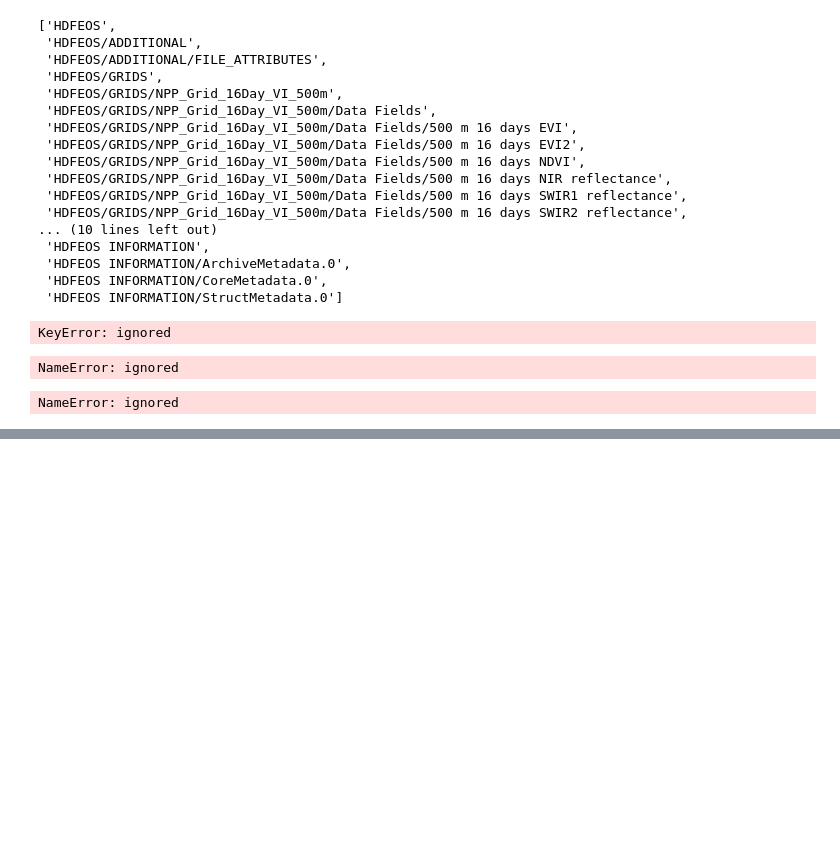
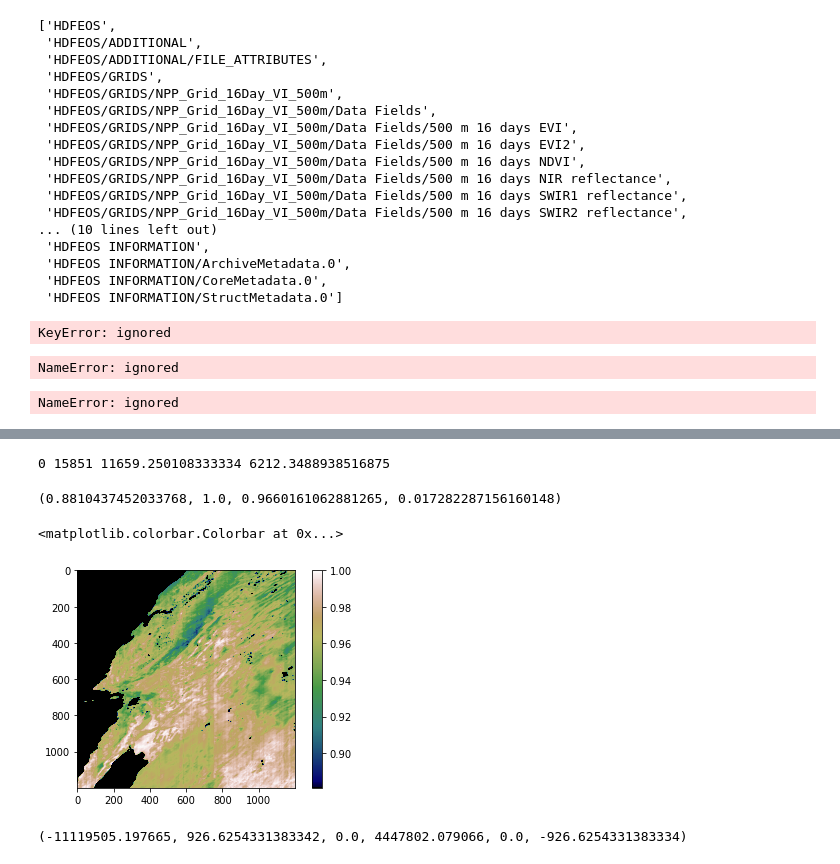
Before and after one commit to kushalt93/WildfirePrediction, a Jupyter notebook: testProject.ipynb, the cells around one changed output, grey strips where cells are left out. Drawn from its saved outputs; the diff is of its cells as text; code cells hidden in the pictures; blank space fills up the shorter version.

```diff
--- a/testProject.ipynb
+++ b/testProject.ipynb
@@ -129,0 +161,25 @@ NameError: ignored
+# %%
+NDVI_Data = gdal.Open('HDF4_EOS:EOS_GRID:"/content/gdrive/MyDrive/data/MOD11A1.A2018311.h08v05.006.2018313174930.hdf":MODIS_Grid_Daily_1km_LST:LST_Day_1km')
+# %%
+NDVI = NDVI_Data.ReadAsArray()
+# %%
+print(NDVI.min(), NDVI.max(), NDVI.mean(), NDVI.std())
+# %% [output]
+0 15851 11659.250108333334 6212.3488938516875
+# %%
+passer = np.logical_and( NDVI > 0, NDVI <= 15851 )
+(NDVI[passer].min(), NDVI[passer].max(), NDVI[passer].mean(), NDVI[passer].std())
+# %% [output]
+(0.8810437452033768, 1.0, 0.9660161062881265, 0.017282287156160148)
+# %%
+import matplotlib.pyplot as plt
+plt.imshow ( NDVI, vmin=0.8810437452033768, cmap=plt.cm.gist_earth)
+plt.colorbar()
+# %% [output]
+<matplotlib.colorbar.Colorbar at 0x...>
+[figure, added]
+# %%
+coordinates = NDVI_Data.GetGeoTransform()
+print(coordinates)
+# %% [output]
+(-11119505.197665, 926.6254331383342, 0.0, 4447802.079066, 0.0, -926.6254331383334)
```
Also changed, not shown: parts of 13 cells of this notebook.
